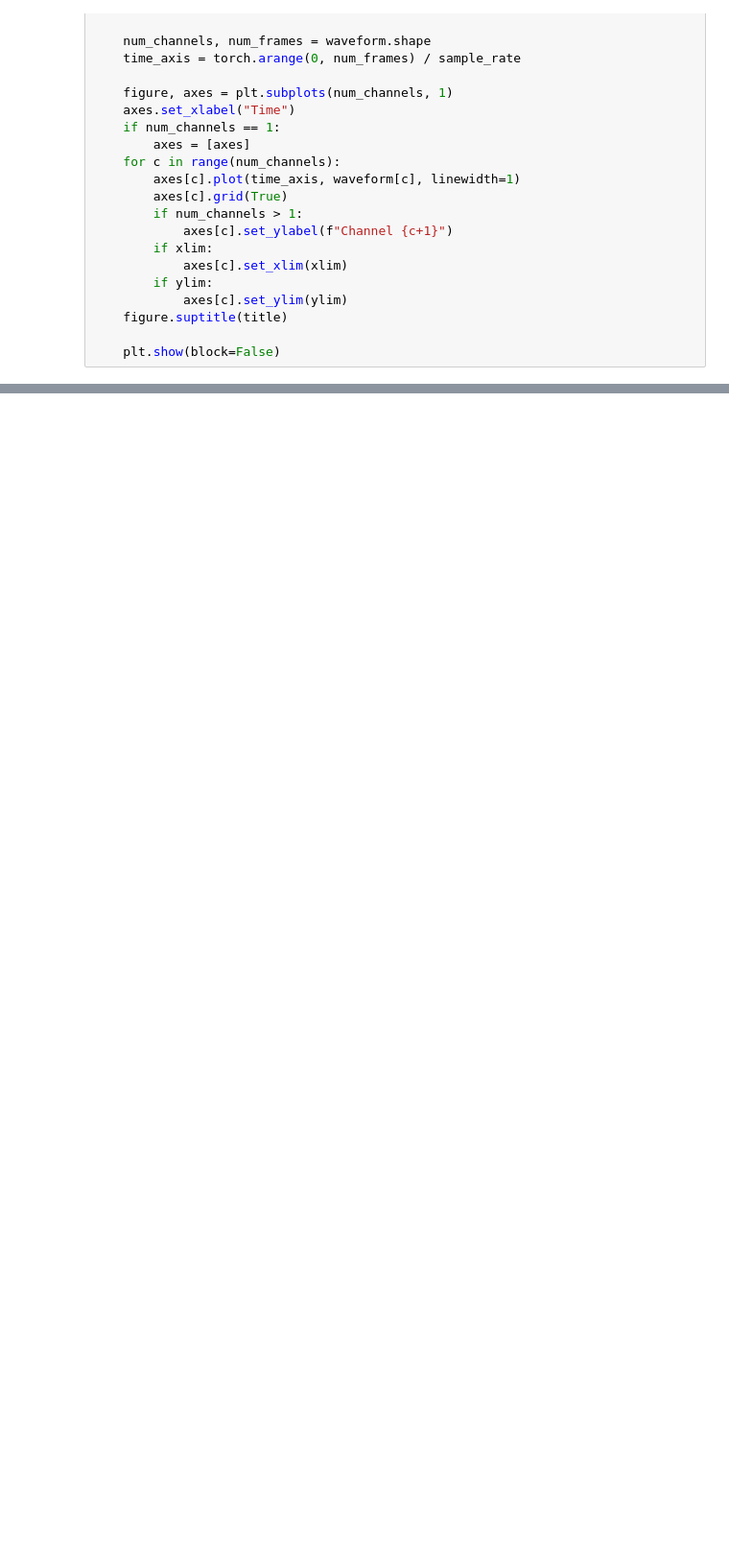
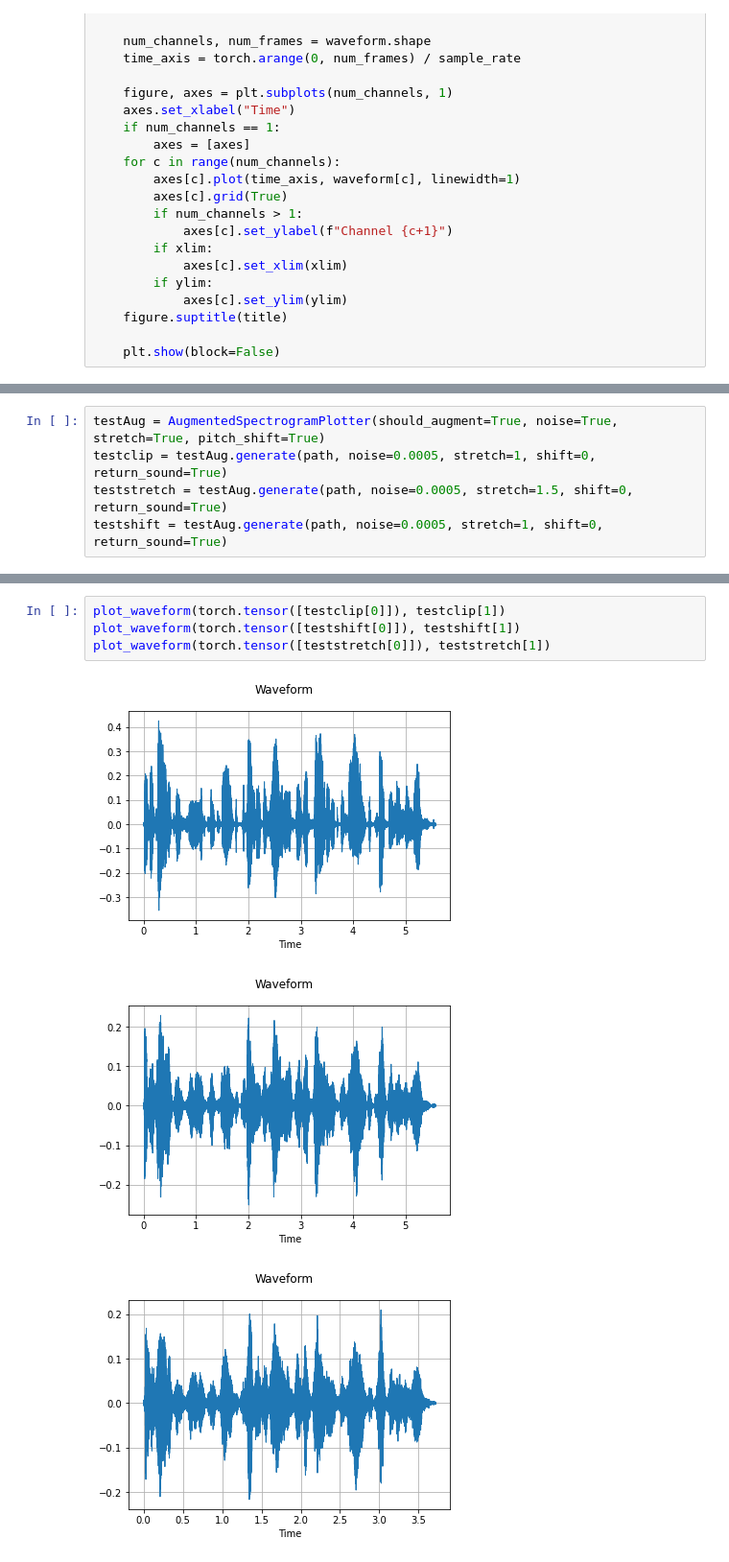
Before and after one commit to jhoffe/fagprojekt, a Jupyter notebook: asr_model/plot_specs.ipynb, the cells around one changed output, grey strips where cells are left out. Shown at 96% size. Saved outputs shown, nothing was run; the diff lists cells and outputs as text; blank space fills up the shorter version.

```diff
--- a/asr_model/plot_specs.ipynb
+++ b/asr_model/plot_specs.ipynb
@@ -188,0 +197,5 @@ plot_spec(path)
+# %%
+testAug = AugmentedSpectrogramPlotter(should_augment=True, noise=True, stretch=True, pitch_shift=True)
+testclip = testAug.generate(path, noise=0.0005, stretch=1, shift=0, return_sound=True)
+teststretch = testAug.generate(path, noise=0.0005, stretch=1.5, shift=0, return_sound=True)
+testshift = testAug.generate(path, noise=0.0005, stretch=1, shift=0, return_sound=True)
@@ -188,0 +210,8 @@ plot_spec(path)
+# %%
+plot_waveform(torch.tensor([testclip[0]]), testclip[1])
+plot_waveform(torch.tensor([testshift[0]]), testshift[1])
+plot_waveform(torch.tensor([teststretch[0]]), teststretch[1])
+# %% [output]
+[figure, added]
+[figure, added]
+[figure, added]
```
Also changed, not shown: parts of 8 cells of this notebook.
